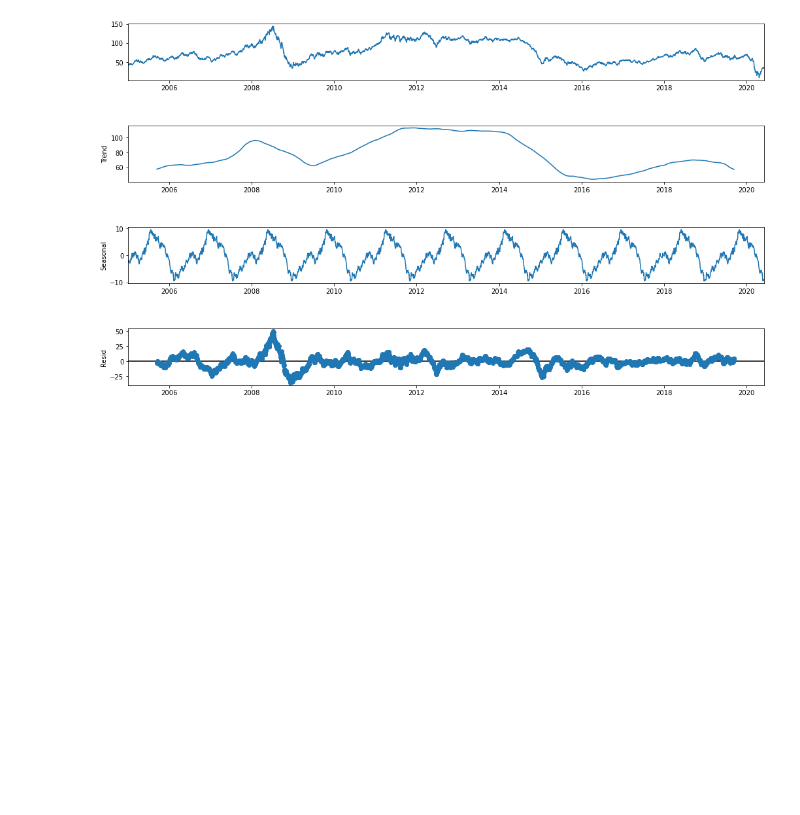
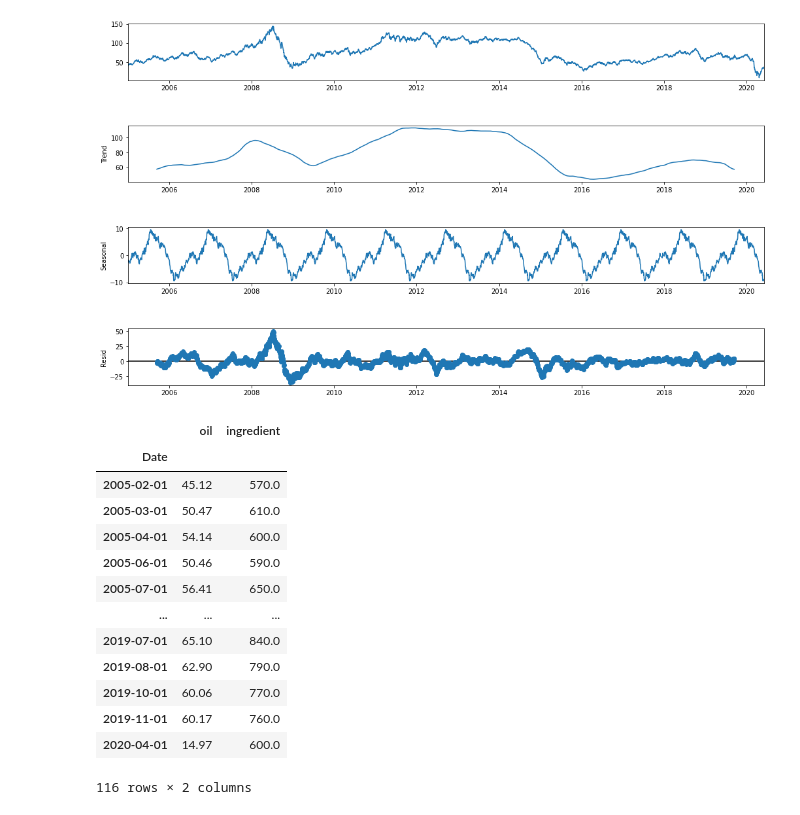
Before and after one commit to ievazzade/ML_Projects, a Jupyter notebook: IFF_DS_CaseStudy/IFF Data Science Case Study/IFF_DS_CaseStudy.ipynb, the cells around one changed output. Saved outputs shown, nothing was run; the diff lists cells and outputs as text; code cells hidden in the pictures; blank space fills up the shorter version.

```diff
--- a/IFF_DS_CaseStudy/IFF Data Science Case Study/IFF_DS_CaseStudy.ipynb
+++ b/IFF_DS_CaseStudy/IFF Data Science Case Study/IFF_DS_CaseStudy.ipynb
@@ -184,3 +184,26 @@ fig.set_size_inches((16, 9))
 plt.show()
 # %% [output]
 [figure]
+# %%
+o_d = pd.DataFrame()
+i_d = pd.DataFrame()
+o_d['oil'] = oil.asfreq('D')
+i_d['ingredient'] = ingredient.asfreq('D')
+o_d = pd.concat([o_d, i_d], axis = 1)
+o_d.dropna(axis=0, inplace=True)
+o_d
+# %% [output]
+|  | oil | ingredient |
+| Date |  |  |
+| 2005-02-01 | 45.12 | 570.0 |
+| 2005-03-01 | 50.47 | 610.0 |
+| 2005-04-01 | 54.14 | 600.0 |
+| 2005-06-01 | 50.46 | 590.0 |
+| 2005-07-01 | 56.41 | 650.0 |
+| ... | ... | ... |
+| 2019-07-01 | 65.10 | 840.0 |
+| 2019-08-01 | 62.90 | 790.0 |
+| 2019-10-01 | 60.06 | 770.0 |
+| 2019-11-01 | 60.17 | 760.0 |
+| 2020-04-01 | 14.97 | 600.0 |
+116 rows × 2 columns
```
Also changed, not shown: parts of 2 cells of this notebook, 6 other files.
